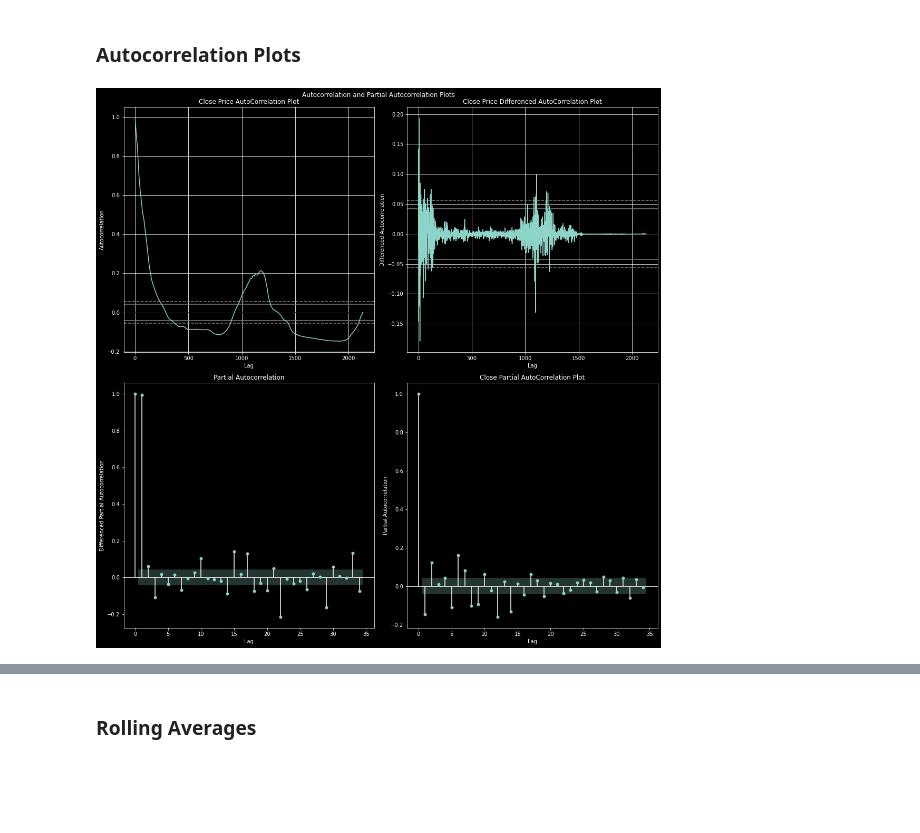
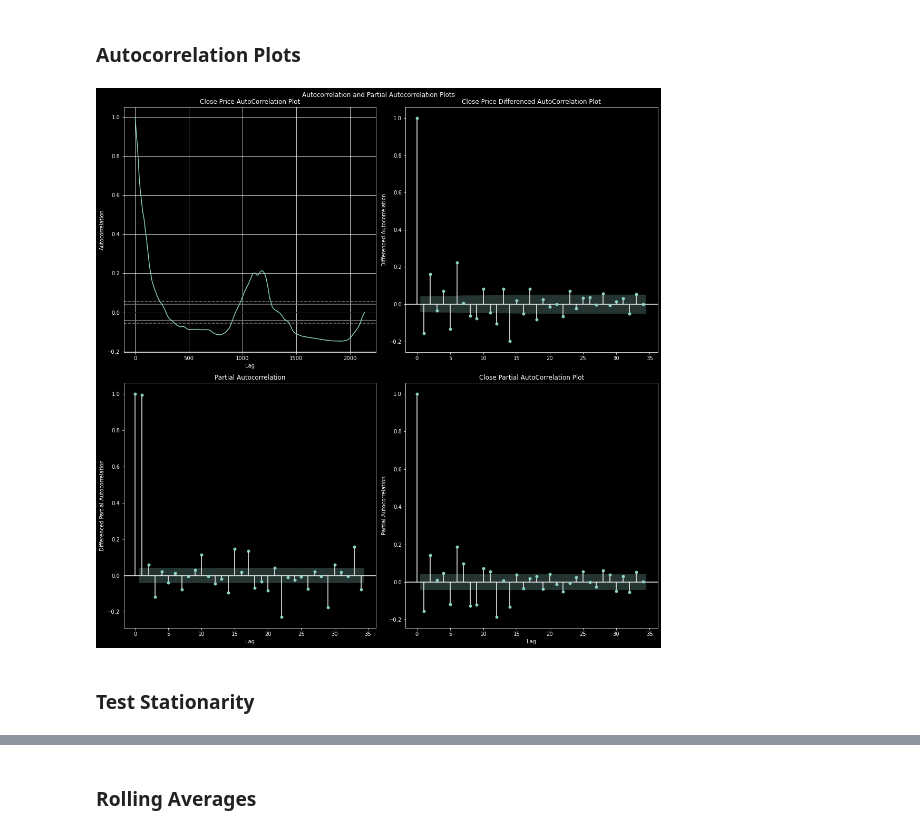
Before and after one commit to CamLadd/Ethereum_forecasting, a Jupyter notebook: model_testing.ipynb, the cells around one changed output, grey strips where cells are left out. Drawn from its saved outputs; the diff is of its cells as text; code cells hidden in the pictures; blank space fills up the shorter version.

```diff
--- a/model_testing.ipynb
+++ b/model_testing.ipynb
@@ -58,10 +58,11 @@ This dataset provides a timeline of eth prices and related data from August 7th,
 # %% [markdown]
 # Data Preprocessing
 # %%
-# Convert the 'Date' column to a datetime datatype and set it as the index
+# Convert the 'Date' column to a datetime datatype and set it as the index, then sort the index
 df['Date'] = pd.to_datetime(df.Date)
 df.set_index(df.Date, inplace=True)
 df.drop(df.tail(1).index, inplace=True)
+df = df.sort_index()
 
 # Drop the Date column
 df = df.drop(columns=['Date'], axis=1)
@@ -195,27 +194,31 @@ display(px.line(data_frame=weekly_df, x=weekly_df.index, y=weekly_df['Volume'],
 ### Autocorrelation Plots
 # %%
 from pandas.plotting import autocorrelation_plot
-from statsmodels.graphics.tsaplots import plot_pacf
+from statsmodels.graphics.tsaplots import plot_pacf, plot_acf
 fig, ax = plt.subplots(2, 2, figsize=(15, 15))
 
+# plot_acf(df['Close'].dropna(), ax=ax[0][0])
 autocorrelation_plot(df['Close'].dropna(), ax=ax[0][0])
 ax[0][0].set_title('Close Price AutoCorrelation Plot')
 
-autocorrelation_plot(df['Close'].diff().dropna(), ax=ax[0][1])
+plot_acf(df['Close'].diff().dropna(), ax=ax[0][1])
+# autocorrelation_plot(df['Close'].diff().dropna(), ax=ax[0][1])
 ax[0][1].set_title('Close Price Differenced AutoCorrelation Plot')
 ax[0][1].set_ylabel('Differenced Autocorrelation')
 
 plot_pacf(df['Close'].diff().dropna(), ax=ax[1][1])
 ax[1][0].set_title('Close Differenced Partial AutoCorrelation Plot')
 ax[1][0].set_xlabel('Lag')
 ax[1][0].set_ylabel('Differenced Partial Autocorrelation')
 
 plot_pacf(df['Close'].dropna(), ax=ax[1][0])
 ax[1][1].set_title('Close Partial AutoCorrelation Plot')
 ax[1][1].set_xlabel('Lag')
 ax[1][1].set_ylabel('Partial Autocorrelation')
 
 plt.suptitle('Autocorrelation and Partial Autocorrelation Plots')
 plt.tight_layout()
 # %% [output]
-[figure, old version]
+[figure, new version]
+# %% [markdown]
+### Test Stationarity
```
Also changed, not shown: parts of 10 cells of this notebook.
